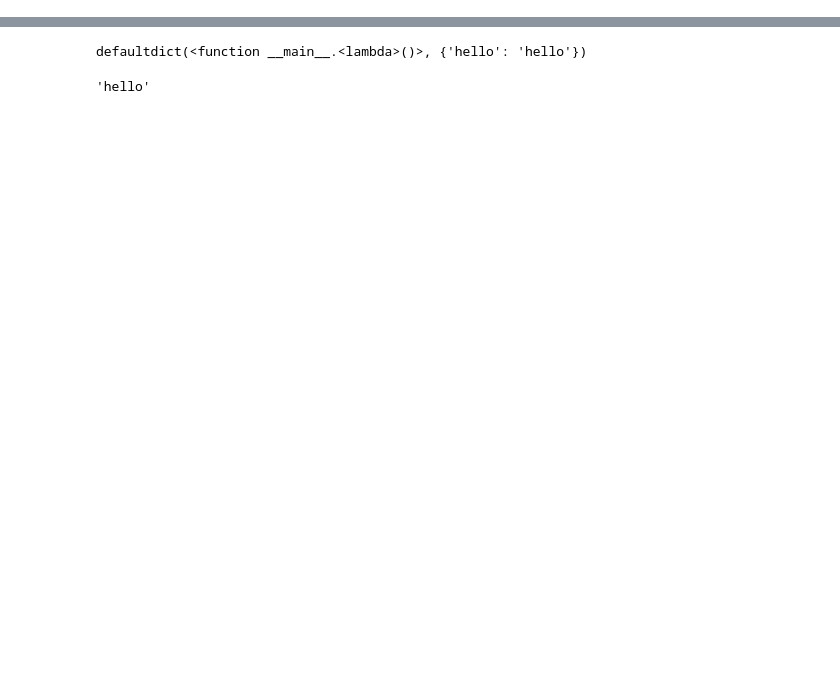
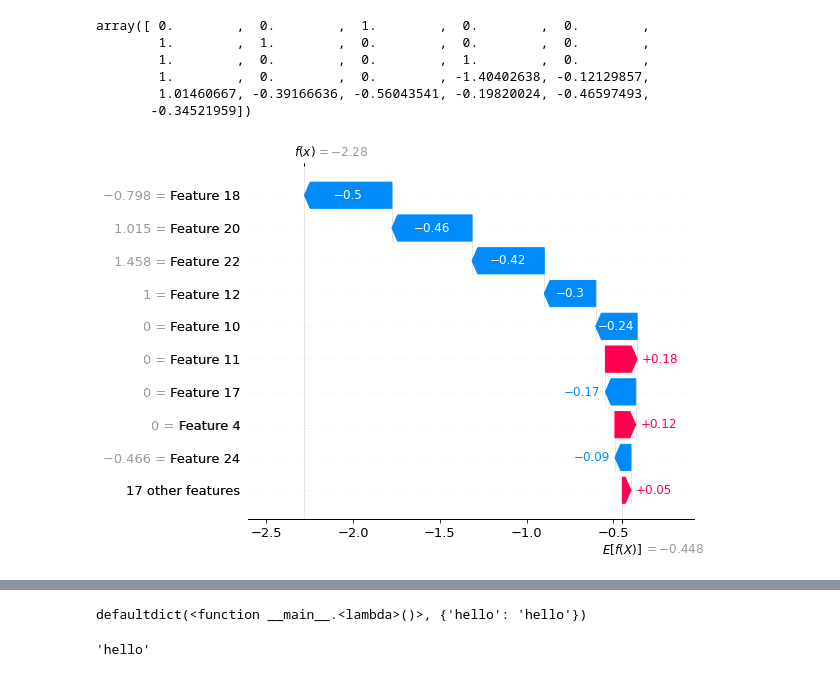
Before and after one commit to m-o-leary/car_insurance_prediction, a Jupyter notebook: notebooks/mol-data-cleaning.ipynb, the cells around one changed output, grey strips where cells are left out. Drawn from its saved outputs; the diff is of its cells as text; code cells hidden in the pictures; blank space fills up the shorter version.

Commit message:
Add model pipeline

```diff
--- a/notebooks/mol-data-cleaning.ipynb
+++ b/notebooks/mol-data-cleaning.ipynb
@@ -30,0 +57,20 @@ train_t = feature_engineering.fit_transform(X)
+# %%
+# Define individual transformers in a pipeline
+categorical_preprocessing = Pipeline([('ohe', OneHotEncoder())])
+numerical_preprocessing = Pipeline([('scaler', StandardScaler())])
+
+# Define which transformer applies to which columns
+preprocess = ColumnTransformer([
+    ('categorical_preprocessing', categorical_preprocessing, categorical),
+    ('numerical_preprocessing', numerical_preprocessing, numeric)
+])
+# %%
+data_pipeline = Pipeline([
+    ( 'feature_engineering', feature_engineering),
+    ( "encoder", preprocess),
+])
+
+model_pipe = Pipeline([
+    ("pre_processing", data_pipeline),
+    ('model', xgb.XGBClassifier(objective='binary:logistic'))
+])
@@ -30,0 +97,2 @@ train_t = feature_engineering.fit_transform(X)
+# %%
+model_pipe.fit(X, y.values)
@@ -30,0 +123,19 @@ train_t = feature_engineering.fit_transform(X)
+# %%
+X_trans[3]
+# %% [output]
+array([ 0.        ,  0.        ,  1.        ,  0.        ,  0.        ,
+        1.        ,  1.        ,  0.        ,  0.        ,  0.        ,
+        1.        ,  0.        ,  0.        ,  1.        ,  0.        ,
+        1.        ,  0.        ,  0.        , -1.40402638, -0.12129857,
+        1.01460667, -0.39166636, -0.56043541, -0.19820024, -0.46597493,
+       -0.34521959])
+# %%
+import shap
+explainer = shap.Explainer(pipe.named_steps["model"])
+X_trans = data_pipeline.fit_transform(X, y)
+shap_values = explainer(X_trans, y)
+
+# visualize the first prediction's explanation
+shap.plots.waterfall(shap_values[0])
+# %% [output]
+[figure, added]
```
Also changed, not shown: parts of 15 cells of this notebook.
